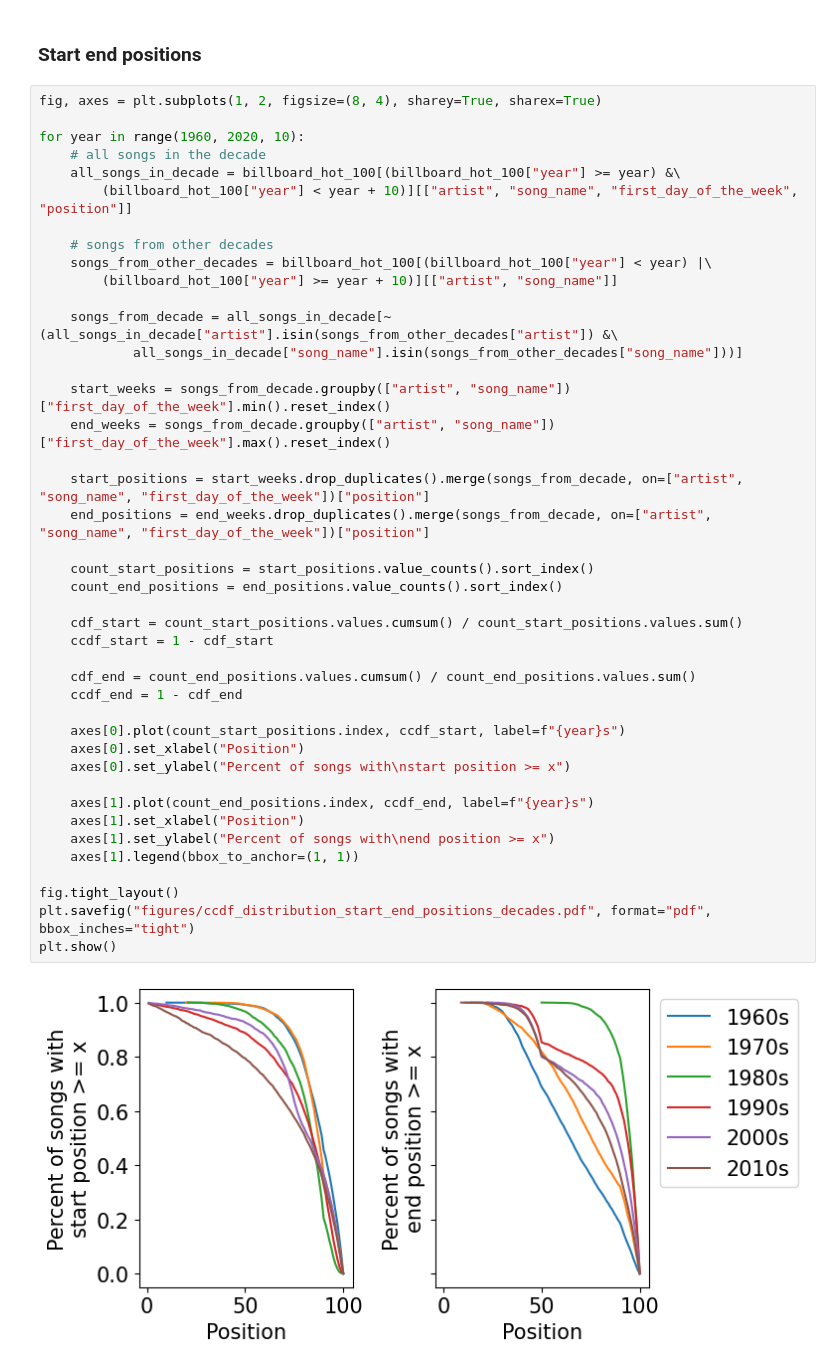
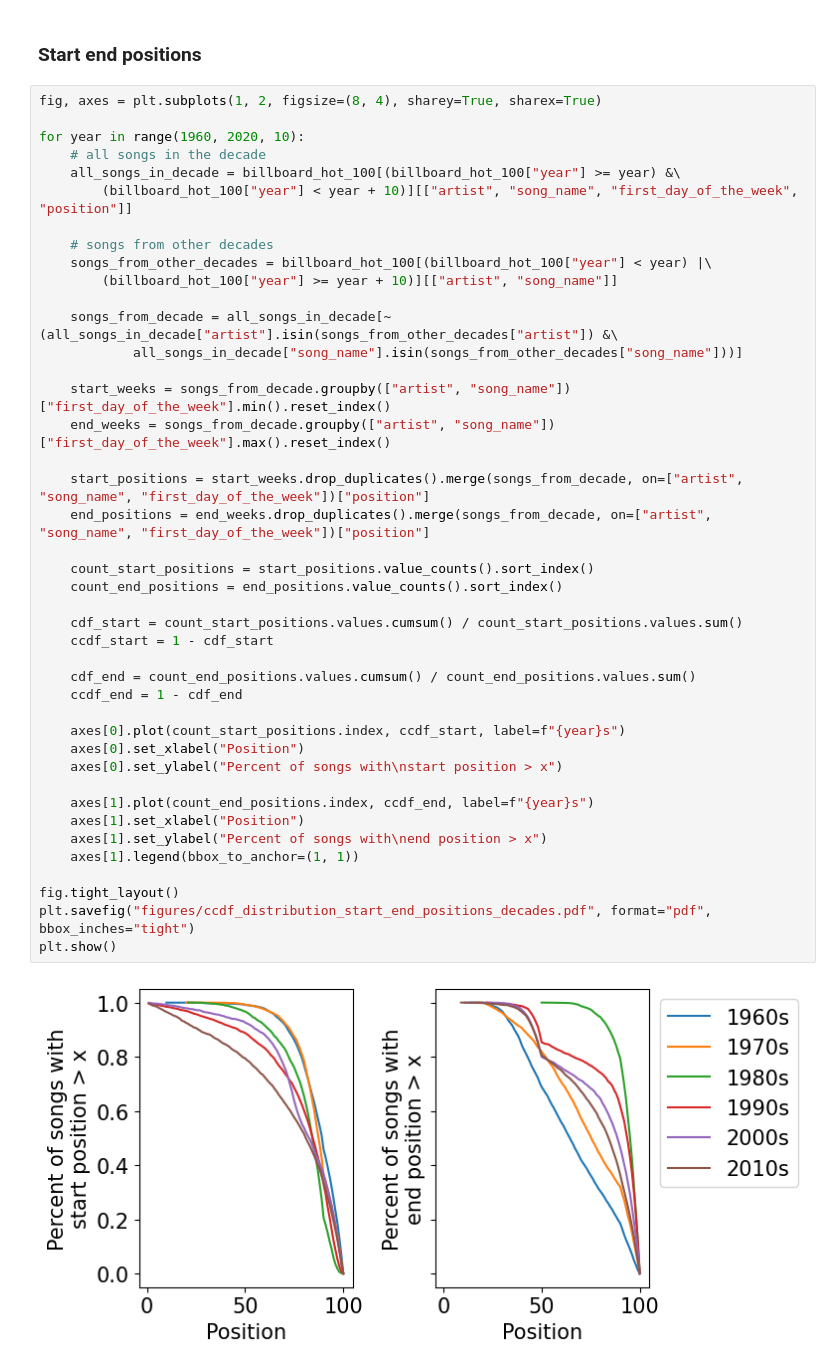
Before and after one commit to martalech/pop_charts_dynamics, a Jupyter notebook: decades_similarities.ipynb, the cells around one changed output. Drawn from its saved outputs; the diff is of its cells as text.

```diff
--- a/decades_similarities.ipynb
+++ b/decades_similarities.ipynb
@@ -595,33 +595,33 @@ for year in range(1960, 2020, 10):
 
     songs_from_decade = all_songs_in_decade[~(all_songs_in_decade["artist"].isin(songs_from_other_decades["artist"]) &\
             all_songs_in_decade["song_name"].isin(songs_from_other_decades["song_name"]))]
 
     start_weeks = songs_from_decade.groupby(["artist", "song_name"])["first_day_of_the_week"].min().reset_index()
     end_weeks = songs_from_decade.groupby(["artist", "song_name"])["first_day_of_the_week"].max().reset_index()
 
     start_positions = start_weeks.drop_duplicates().merge(songs_from_decade, on=["artist", "song_name", "first_day_of_the_week"])["position"]
     end_positions = end_weeks.drop_duplicates().merge(songs_from_decade, on=["artist", "song_name", "first_day_of_the_week"])["position"]
 
     count_start_positions = start_positions.value_counts().sort_index()
     count_end_positions = end_positions.value_counts().sort_index()
 
     cdf_start = count_start_positions.values.cumsum() / count_start_positions.values.sum()
     ccdf_start = 1 - cdf_start
 
     cdf_end = count_end_positions.values.cumsum() / count_end_positions.values.sum()
     ccdf_end = 1 - cdf_end
 
     axes[0].plot(count_start_positions.index, ccdf_start, label=f"{year}s")
     axes[0].set_xlabel("Position")
-    axes[0].set_ylabel("Percent of songs with\nstart position >= x")
+    axes[0].set_ylabel("Percent of songs with\nstart position > x")
 
     axes[1].plot(count_end_positions.index, ccdf_end, label=f"{year}s")
     axes[1].set_xlabel("Position")
-    axes[1].set_ylabel("Percent of songs with\nend position >= x")
+    axes[1].set_ylabel("Percent of songs with\nend position > x")
     axes[1].legend(bbox_to_anchor=(1, 1))
 
 fig.tight_layout()
 plt.savefig("figures/ccdf_distribution_start_end_positions_decades.pdf", format="pdf", bbox_inches="tight")
 plt.show()
 # %% [output]
-[figure, old version]
+[figure, new version]
```
Also changed, not shown: parts of 2 cells of this notebook, 3 other files.
